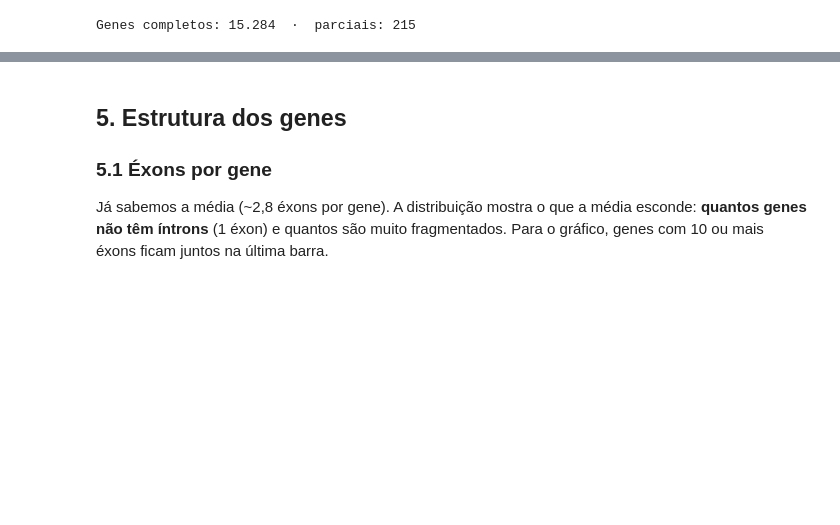
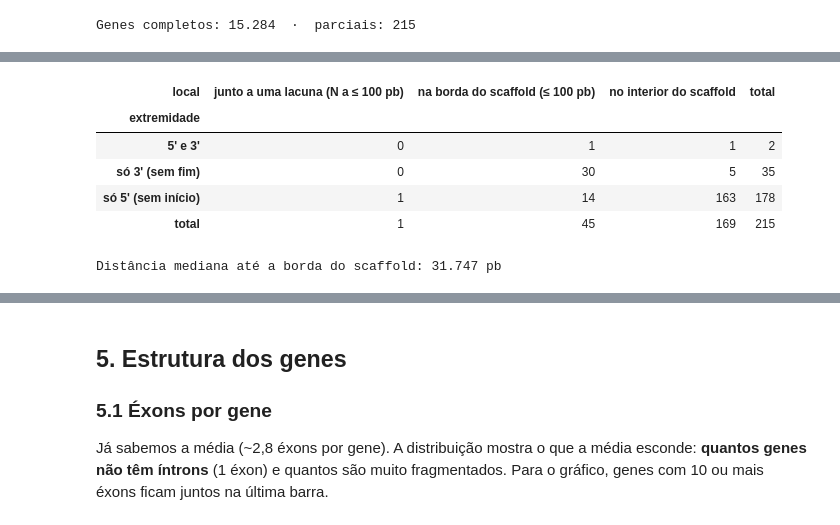
Before and after one commit to denilsonfbar/cabs-analise, a Jupyter notebook: notebooks/03_estrutura_ca142.ipynb, the cells around one changed output, grey strips where cells are left out. Cells and saved outputs as stored; diff of their text form; code cells hidden in the pictures; blank space fills up the shorter version.

```diff
--- a/notebooks/03_estrutura_ca142.ipynb
+++ b/notebooks/03_estrutura_ca142.ipynb
@@ -448,0 +519,39 @@ Genes completos: 15.284  ·  parciais: 215
+# %%
+# Extremidades marcadas como incompletas no GFF (nas linhas de gene ou de mRNA)
+falta_menor, falta_maior = set(), set()
+for tabela, coluna in [(genes_gff, "ID"), (mrnas_gff, "Parent")]:
+    for gene_id, attrs in zip(tabela[coluna], atributos[tabela.index]):
+        if "start_range" in attrs:
+            falta_menor.add(gene_id)
+        if "end_range" in attrs:
+            falta_maior.add(gene_id)
+
+tam_scaf = df_scaf.set_index("scaffold")["tamanho"]
+MARGEM = 100   # pb
+
+parc = genes[genes["parcial"]].copy()
+menor = parc["gene_id"].isin(falta_menor)
+maior = parc["gene_id"].isin(falta_maior)
+parc["falta_5"] = np.where(parc["fita"] == "+", menor, maior)
+parc["falta_3"] = np.where(parc["fita"] == "+", maior, menor)
+parc["extremidade"] = np.select(
+    [parc["falta_5"] & parc["falta_3"], parc["falta_5"], parc["falta_3"]],
+    ["5' e 3'", "só 5' (sem início)", "só 3' (sem fim)"], default="não indicada")
+
+parc["dist_borda"] = np.minimum(parc["inicio"] - 1, parc["seqid"].map(tam_scaf) - parc["fim"])
+perto_de_n = [("N" in genoma[g.seqid][max(0, g.inicio - 1 - MARGEM):g.fim + MARGEM]) for g in parc.itertuples()]
+parc["local"] = np.select(
+    [parc["dist_borda"] <= MARGEM, perto_de_n],
+    [f"na borda do scaffold (≤ {MARGEM} pb)", f"junto a uma lacuna (N a ≤ {MARGEM} pb)"],
+    default="no interior do scaffold")
+
+display(pd.crosstab(parc["extremidade"], parc["local"], margins=True, margins_name="total"))
+print(f"Distância mediana até a borda do scaffold: {fmt(parc['dist_borda'].median())} pb")
+# %% [output]
+| local | junto a uma lacuna (N a ≤ 100 pb) | na borda do scaffold (≤ 100 pb) | no interior do scaffold | total |
+| extremidade |  |  |  |  |
+| 5' e 3' | 0 | 1 | 1 | 2 |
+| só 3' (sem fim) | 0 | 30 | 5 | 35 |
+| só 5' (sem início) | 1 | 14 | 163 | 178 |
+| total | 1 | 45 | 169 | 215 |
+Distância mediana até a borda do scaffold: 31.747 pb
```
Also changed, not shown: parts of 30 cells of this notebook, 30 other files.
